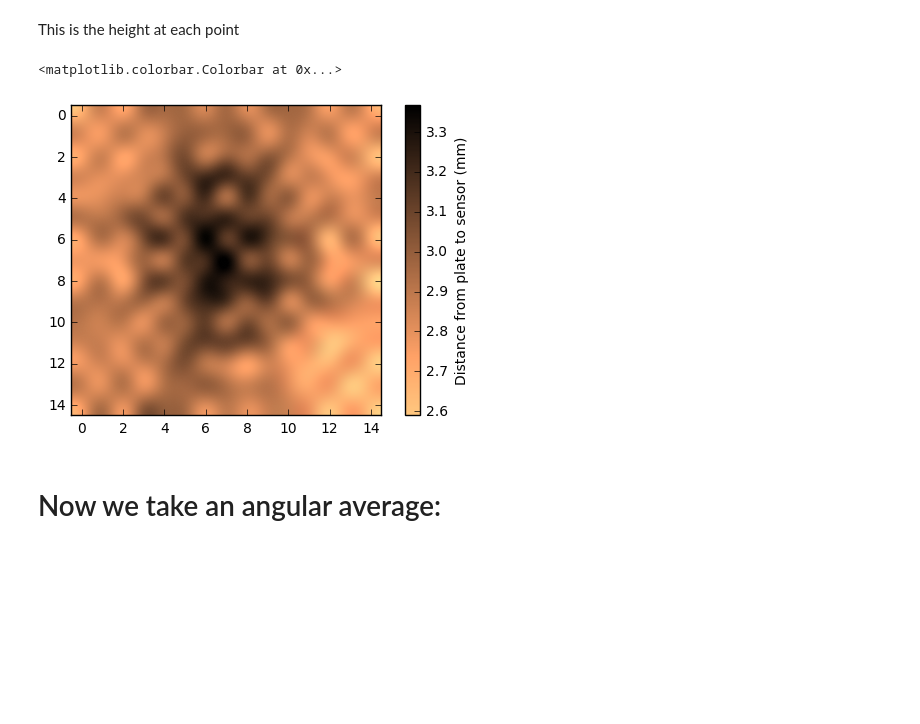
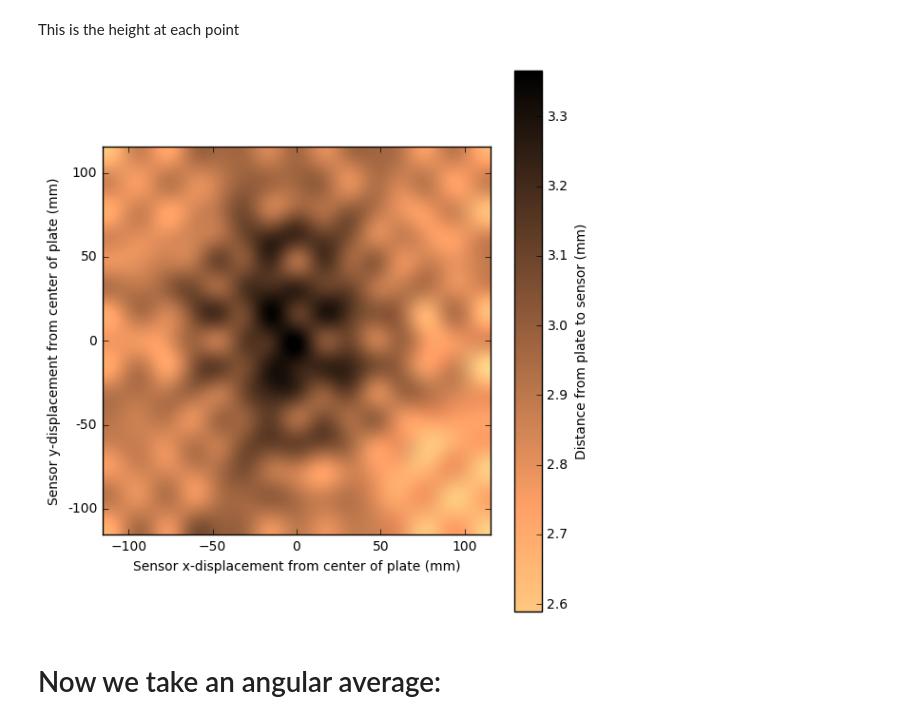
Before and after one commit to ry-dgel/Chladni, a Jupyter notebook: height_map_plate.ipynb, the cells around one changed output. Drawn from its saved outputs; the diff is of its cells as text; code cells hidden in the pictures; blank space fills up the shorter version.

```diff
--- a/height_map_plate.ipynb
+++ b/height_map_plate.ipynb
@@ -28,14 +29,21 @@ average_height_at_each_point = np.average(useful_values_height_map, 1)
 # %%
 height_in_mm = average_height_at_each_point.reshape(
     15,15)/95.6/7.4+12.5/7.4
-plt.imshow(
+mm_per_gridpoint = 16.485
+fig, ax = plt.subplots(figsize=(6,6))
+im = ax.imshow(
     height_in_mm,
     cmap='copper_r',
-    interpolation='lanczos')
-plt.colorbar(label='Distance from plate to sensor (mm)')
+    interpolation='lanczos',
+    extent=tuple(np.array([-7, 7, -7, 7])*mm_per_gridpoint))
+ax.yaxis.set_major_formatter(mtick.FormatStrFormatter('%.f'))
+ax.set_xlabel("Sensor x-displacement from center of plate (mm)")
+ax.set_ylabel("Sensor y-displacement from center of plate (mm)")
+fig.colorbar(im, label='Distance from plate to sensor (mm)')
+plt.tight_layout()
+plt.savefig('height_map.pdf')
 # %% [output]
-<matplotlib.colorbar.Colorbar at 0x...>
-[figure, old version]
+[figure, new version]
 # %% [markdown]
 # Now we take an angular average:
 # %%
```
Also changed, not shown: parts of 7 cells of this notebook.
